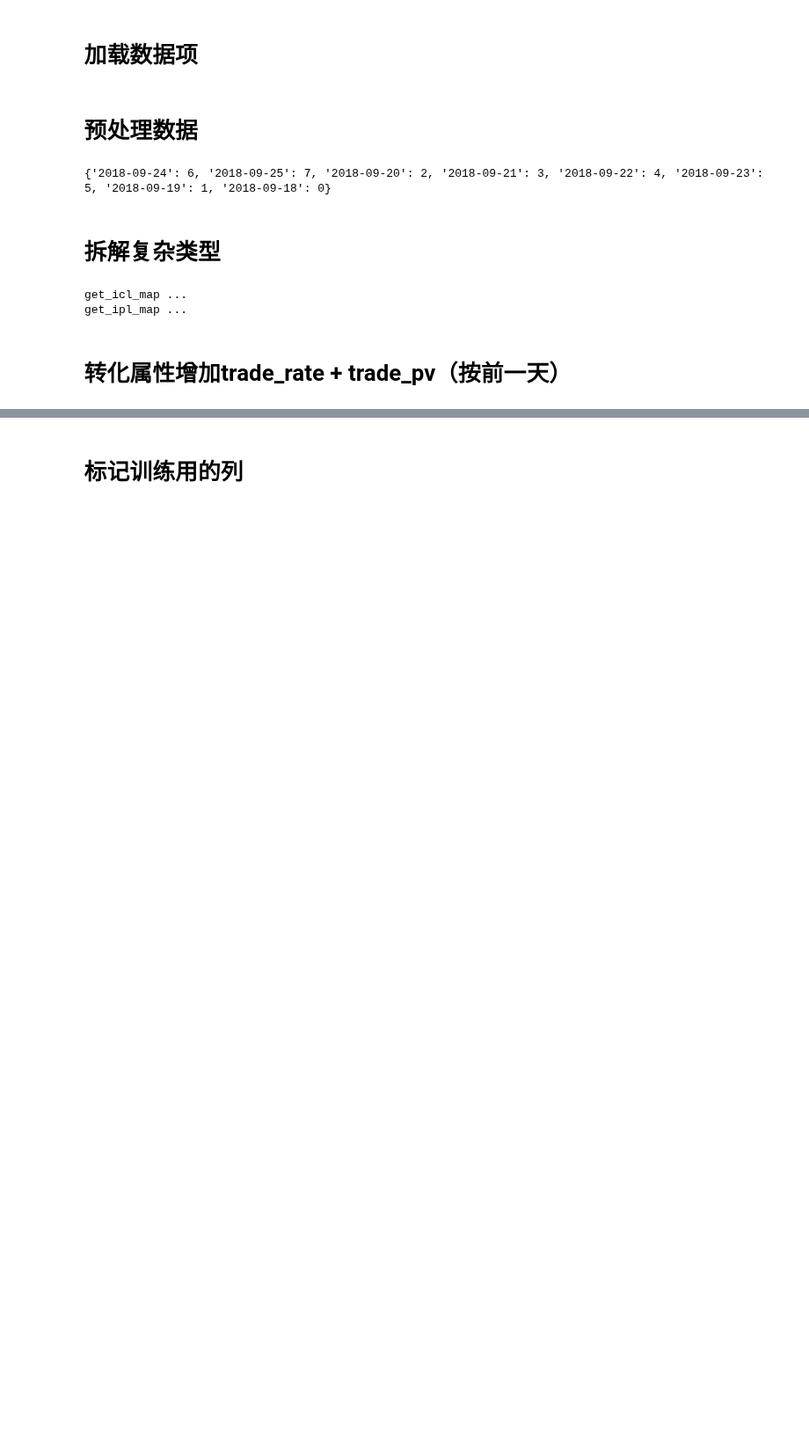
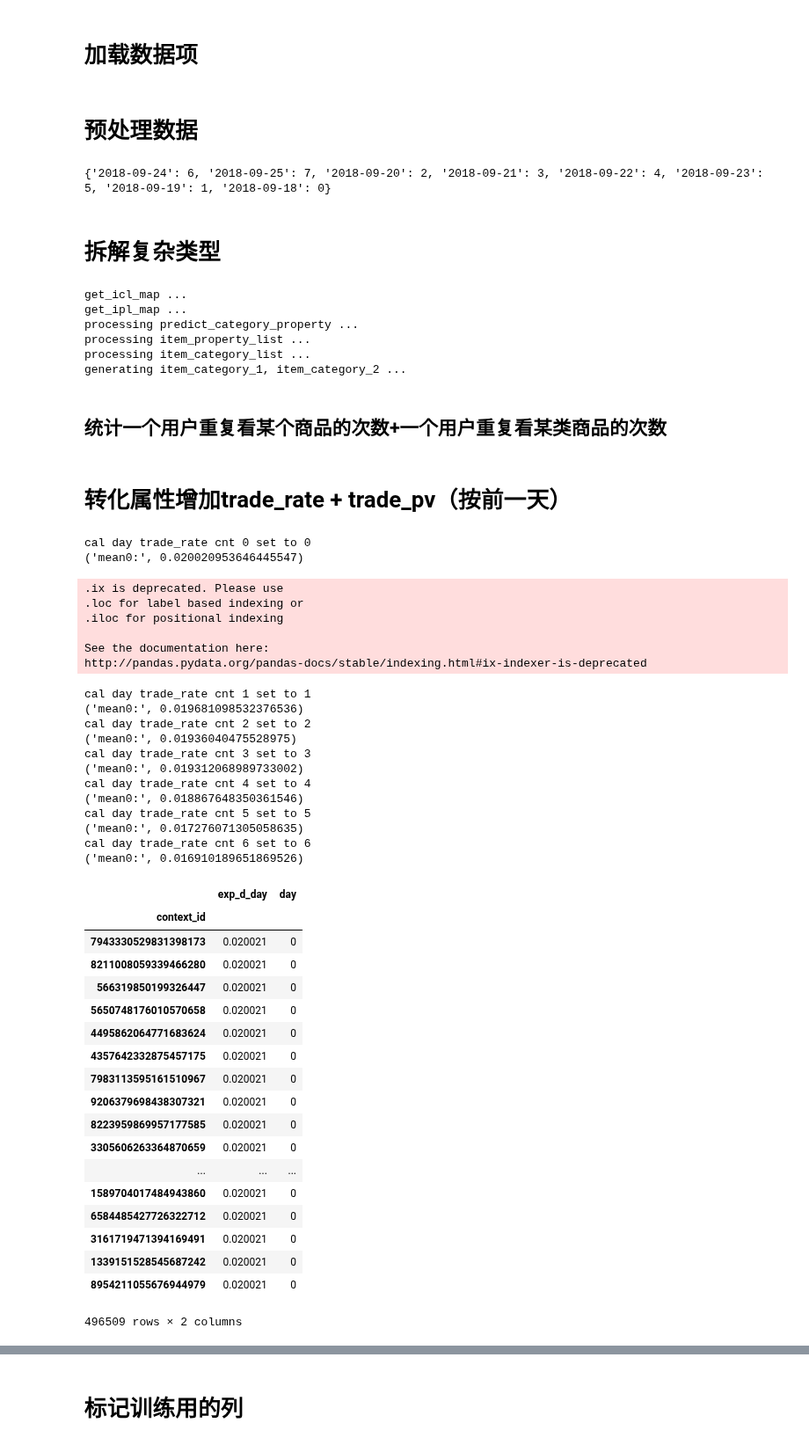
Before and after one commit to secrettianchigroup/SecretTianchiProject, a Jupyter notebook: src/yuhua/simple_xgb.ipynb, the cells around one changed output, grey strips where cells are left out. Shown at 88% size. Cells and saved outputs as stored; diff of their text form; code cells hidden in the pictures; blank space fills up the shorter version.

```diff
--- a/src/yuhua/simple_xgb.ipynb
+++ b/src/yuhua/simple_xgb.ipynb
@@ -42,7 +42,7 @@ train_df = train_df_org.copy().set_index("context_id")
 test_df = test_df_org.copy().set_index("context_id")
 
 test_df["is_trade"] = -1
-train_df = train_df.append(test_df)
+train_df_prev = train_df.append(test_df)
 # print len(train_df)
 # print train_df[["is_trade"]]
 # %% [markdown]
@@ -141,10 +145,12 @@ def process_complex_types(dfX, icl_map, ipl_map):
             freq = ipl_map.get(i, 0.)
             if freq > 0.05:
                 ret.append(i)
+            else:
+                ret.append(1)
         if len(ret) == 0:
             return None
         else:
-            return ret
+            return unique_list(ret)
 
     def unique_list(arr):
         return list(set(arr))
@@ -197,7 +203,7 @@ def process_complex_types(dfX, icl_map, ipl_map):
 
     print("processing item_property_list ...")
     dfX['item_property_richness'] = dfX['item_property_list'].map(lambda x: 0 if len(x.strip()) == 0 else len(x.split(";")))
-    dfX['item_property_list'] = dfX['item_property_list'].str.split(';').map(filter_unless_prop).map(unique_list)
+    dfX['item_property_list'] = dfX['item_property_list'].str.split(';').map(filter_unless_prop)
 
     print("processing item_category_list ...")
     dfX['item_category_list'] = dfX['item_category_list'].str.split(';')
@@ -213,7 +219,13 @@ def process_complex_types(dfX, icl_map, ipl_map):
 
 # aaa = process_complex_types(train_df.copy(), get_icl_map(train_df), get_ipl_map(train_df))
 
-train_df = process_complex_types(train_df, get_icl_map(train_df), get_ipl_map(train_df))
+train_df_prev = process_complex_types(train_df_prev, get_icl_map(train_df_prev), get_ipl_map(train_df_prev))
 # %% [output]
 get_icl_map ...
 get_ipl_map ...
+processing predict_category_property ...
+processing item_property_list ...
+processing item_category_list ...
+generating item_category_1, item_category_2 ...
+# %% [markdown]
+## 统计一个用户重复看某个商品的次数+一个用户重复看某类商品的次数
@@ -271,27 +313,67 @@ cnt = "cnt_d_"
 exp_numerical = {}
 cnt_numerical = {}
 # %%
-tmp = train_df
+
 k = "day"
 exp_k = "exp_d_day"
 for day in xrange(0,7):
     cal_day = day
     set_day = day
 
     print("cal %s trade_rate cnt %s set to %s" % (k,cal_day, set_day))
 
     #start_d - day(不含day)用于计算，结果赋值到day上
     days1 = (tmp.day.values == cal_day)
     days2 = (tmp.day.values == set_day)
     ret = calcTVTransform(tmp, k, 'is_trade', days1, days2, 0)
 
     tmp.loc[tmp.day.values == day, exp_k] = ret["exp"]
 
     exp_numerical[exp_k]=1
 
 tmp.loc[tmp.day.values == 7, exp_k] = 0.0169
 
 tmp[[exp_k, "day"]]
+# %% [output]
+cal day trade_rate cnt 0 set to 0
+('mean0:', 0.020020953646445547)
+.ix is deprecated. Please use
+.loc for label based indexing or
+.iloc for positional indexing
+
+See the documentation here:
+http://pandas.pydata.org/pandas-docs/stable/indexing.html#ix-indexer-is-deprecated
+cal day trade_rate cnt 1 set to 1
+('mean0:', 0.019681098532376536)
+cal day trade_rate cnt 2 set to 2
+('mean0:', 0.01936040475528975)
+cal day trade_rate cnt 3 set to 3
+('mean0:', 0.019312068989733002)
+cal day trade_rate cnt 4 set to 4
+('mean0:', 0.018867648350361546)
+cal day trade_rate cnt 5 set to 5
+('mean0:', 0.017276071305058635)
+cal day trade_rate cnt 6 set to 6
+('mean0:', 0.016910189651869526)
+|  | exp_d_day | day |
+| context_id |  |  |
+| 7943330529831398173 | 0.020021 | 0 |
+| 8211008059339466280 | 0.020021 | 0 |
+| 566319850199326447 | 0.020021 | 0 |
+| 5650748176010570658 | 0.020021 | 0 |
+| 4495862064771683624 | 0.020021 | 0 |
+| 4357642332875457175 | 0.020021 | 0 |
+| 7983113595161510967 | 0.020021 | 0 |
+| 9206379698438307321 | 0.020021 | 0 |
+| 8223959869957177585 | 0.020021 | 0 |
+| 3305606263364870659 | 0.020021 | 0 |
+| ... | ... | ... |
+| 1589704017484943860 | 0.020021 | 0 |
+| 6584485427726322712 | 0.020021 | 0 |
+| 3161719471394169491 | 0.020021 | 0 |
+| 1339151528545687242 | 0.020021 | 0 |
+| 8954211055676944979 | 0.020021 | 0 |
+496509 rows × 2 columns
 # %%
 
 
```
Also changed, not shown: parts of 22 cells of this notebook, 2 other files.
